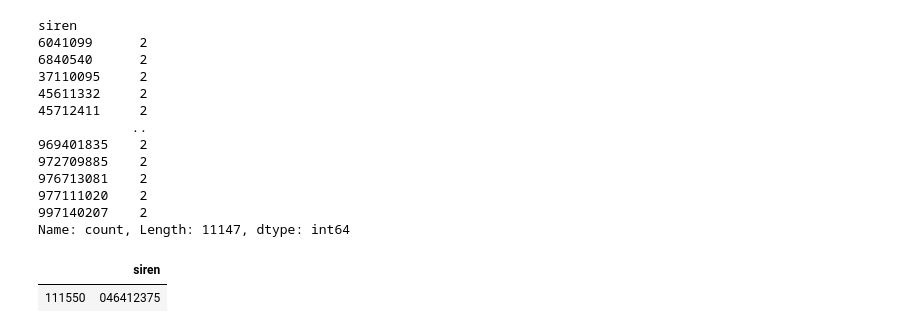
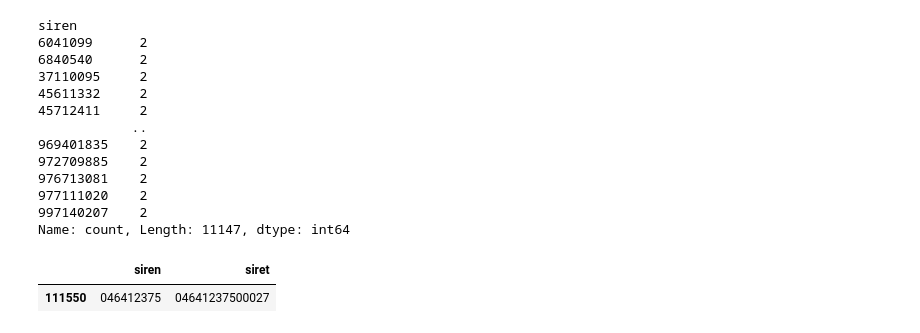
Before and after one commit to thomaspernet/InseeInpi_matching, a Jupyter notebook: Notebooks_matching/PP_checkProcess.ipynb, the cells around one changed output. Saved outputs shown, nothing was run; the diff lists cells and outputs as text; code cells hidden in the pictures.

```diff
--- a/Notebooks_matching/PP_checkProcess.ipynb
+++ b/Notebooks_matching/PP_checkProcess.ipynb
@@ -16,8 +16,8 @@ The autoreload extension is already loaded. To reload it, use:
 # '6041099' is in initial, partiel
 # %%
 inpi_nature = 'PP' #* nature → ACTES/COMPTES/ETS/etc
-siren_test = '969401835'
-load_type = 'local' # 'aws'/'local'
+siren_test = '001807254'
+load_type = 'aws' # 'aws'/'local'
 # %%
 source='insee'
 insee_filename = 'StockEtablissement_utf8.csv'
@@ -305,12 +257,12 @@ Name: count, Length: 11147, dtype: int64
 # %%
 #load insee siren list
 siren_test = '46412375'
 siren_test = fill0(siren_test,9)
 data_insee_listsiren = dd.read_csv(insee,
-                          usecols=['siren'],
-                          dtype={'siren': 'object'}
+                          usecols=['siren','siret'],
+                          dtype={'siren': 'object','siret': 'object'}
                           )
 data_insee_listsiren.compute().loc[lambda x: x['siren'].isin([siren_test])]
 # %% [output]
-|  | siren |
-| 111550 | 046412375 |
+|  | siren | siret |
+| 111550 | 046412375 | 04641237500027 |
```
Also changed, not shown: parts of 15 cells of this notebook, 1 other file.
